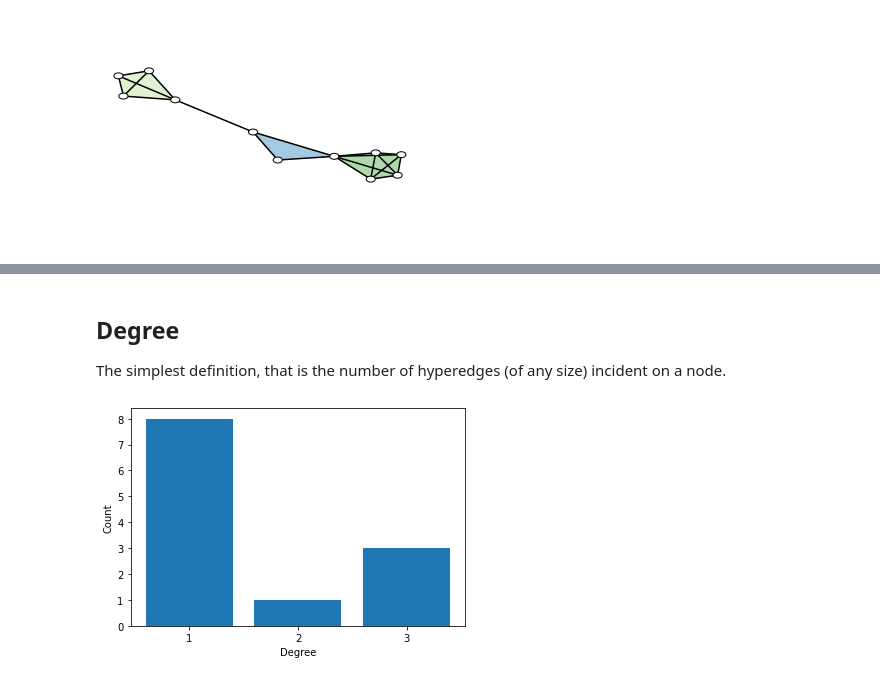
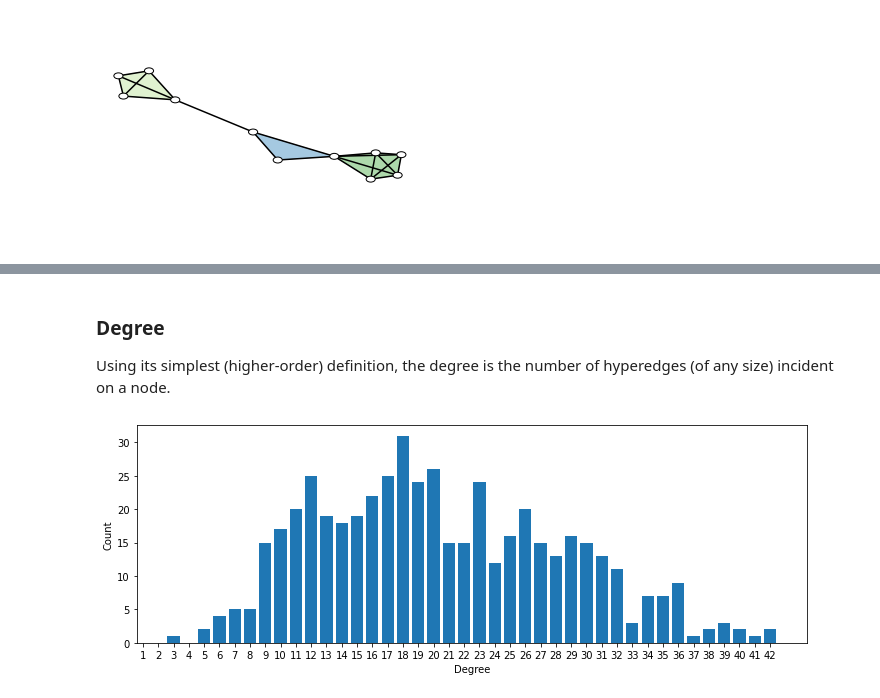
Before and after one commit to xgi-org/xgi, a Jupyter notebook: tutorials/Tutorial 5 - Plotting.ipynb, the cells around one changed output, grey strips where cells are left out. Drawn from its saved outputs; the diff is of its cells as text; code cells hidden in the pictures.

```diff
--- a/tutorials/Tutorial 5 - Plotting.ipynb
+++ b/tutorials/Tutorial 5 - Plotting.ipynb
@@ -83,0 +87,5 @@ xgi.draw(SC, pos)
+# %%
+n = 500
+k1 = {i : random.randint(10, 30) for i in range(n)}
+k2 = {i : sorted(k1.values())[i] for i in range(n)}
+H = xgi.chung_lu_hypergraph(k1, k2)
@@ -84,15 +102,15 @@ xgi.draw(SC, pos)
 # %% [markdown]
-## Degree
-The simplest definition, that is the number of hyperedges (of any size) incident on a node.
+### Degree
+Using its simplest (higher-order) definition, the degree is the number of hyperedges (of any size) incident on a node.
-# %%
-H = xgi.Hypergraph()
-H.add_edges_from([[1,2,3],[3,4,5],[3,6],[6,7,8,9],[1,4,10,11,12],[1,4]])
 # %%
 centers, heights = xgi.degree_histogram(H)
 
-plt.bar(centers, heights)
-plt.ylabel('Count')
-plt.xlabel('Degree')
-plt.xticks(np.arange(1, max(centers)+1, step=1));
+plt.figure(figsize=(12,4))
+ax = plt.subplot(111)
+
+ax.bar(centers, heights)
+ax.set_ylabel('Count')
+ax.set_xlabel('Degree')
+ax.set_xticks(np.arange(1, max(centers)+1, step=1));
 # %% [output]
-[figure, old version]
+[figure, new version]
```
Also changed, not shown: parts of 4 cells of this notebook.
